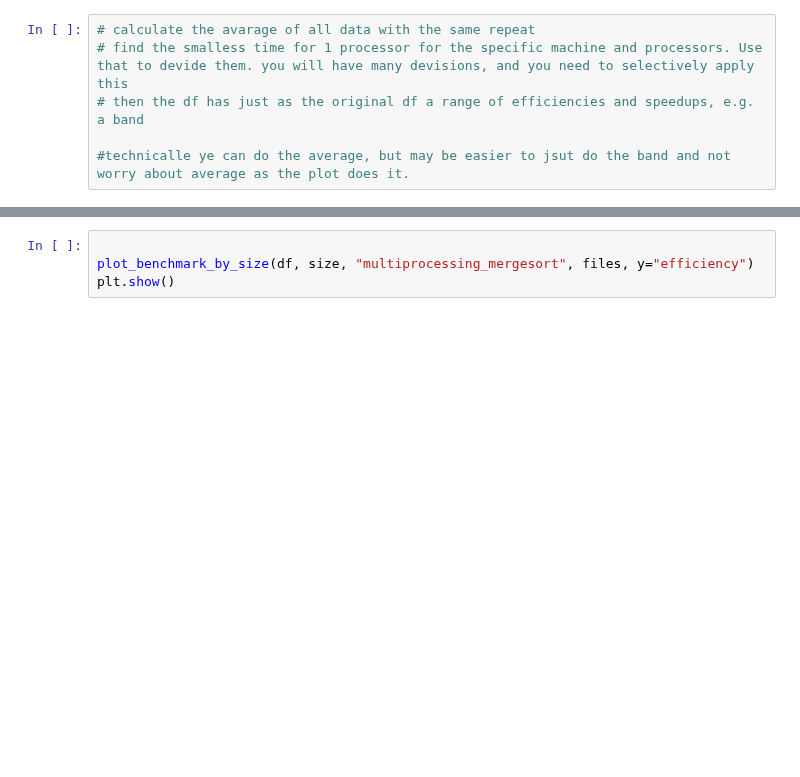
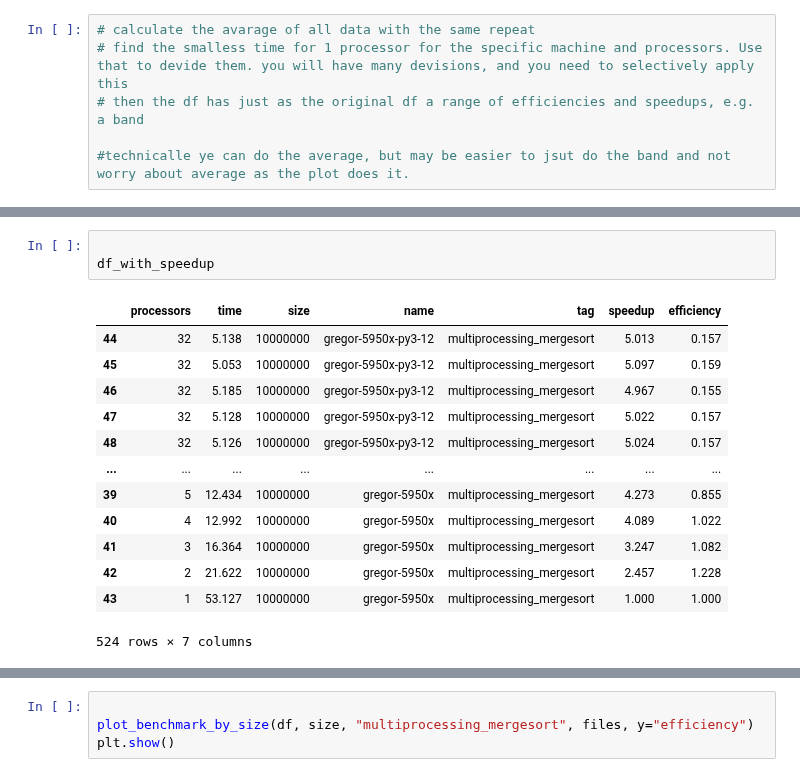
Before and after one commit to cloudmesh/cloudmesh-mpi, a Jupyter notebook: examples/sort/anaylyse-benchmark.ipynb, the cells around one changed output, grey strips where cells are left out. Drawn from its saved outputs; the diff is of its cells as text; blank space fills up the shorter version.

```diff
--- a/examples/sort/anaylyse-benchmark.ipynb
+++ b/examples/sort/anaylyse-benchmark.ipynb
@@ -139 +189,18 @@ df
+# %%
+
+df_with_speedup
+# %% [output]
+|  | processors | time | size | name | tag | speedup | efficiency |
+| 44 | 32 | 5.138 | 10000000 | gregor-5950x-py3-12 | multiprocessing_mergesort | 5.013 | 0.157 |
+| 45 | 32 | 5.053 | 10000000 | gregor-5950x-py3-12 | multiprocessing_mergesort | 5.097 | 0.159 |
+| 46 | 32 | 5.185 | 10000000 | gregor-5950x-py3-12 | multiprocessing_mergesort | 4.967 | 0.155 |
+| 47 | 32 | 5.128 | 10000000 | gregor-5950x-py3-12 | multiprocessing_mergesort | 5.022 | 0.157 |
+| 48 | 32 | 5.126 | 10000000 | gregor-5950x-py3-12 | multiprocessing_mergesort | 5.024 | 0.157 |
+| ... | ... | ... | ... | ... | ... | ... | ... |
+| 39 | 5 | 12.434 | 10000000 | gregor-5950x | multiprocessing_mergesort | 4.273 | 0.855 |
+| 40 | 4 | 12.992 | 10000000 | gregor-5950x | multiprocessing_mergesort | 4.089 | 1.022 |
+| 41 | 3 | 16.364 | 10000000 | gregor-5950x | multiprocessing_mergesort | 3.247 | 1.082 |
+| 42 | 2 | 21.622 | 10000000 | gregor-5950x | multiprocessing_mergesort | 2.457 | 1.228 |
+| 43 | 1 | 53.127 | 10000000 | gregor-5950x | multiprocessing_mergesort | 1.000 | 1.000 |
+524 rows × 7 columns
 # %%
```
Also changed, not shown: parts of 8 cells of this notebook.
